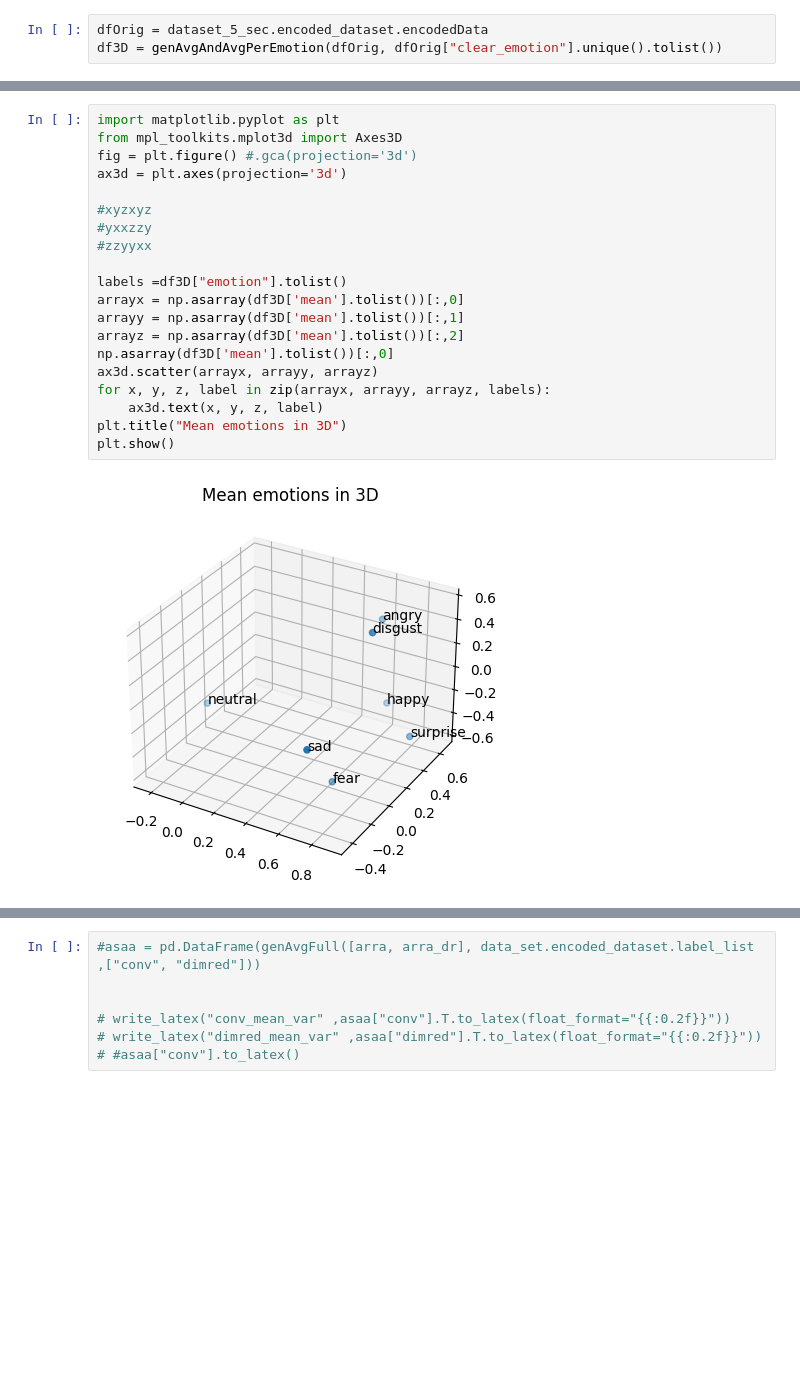
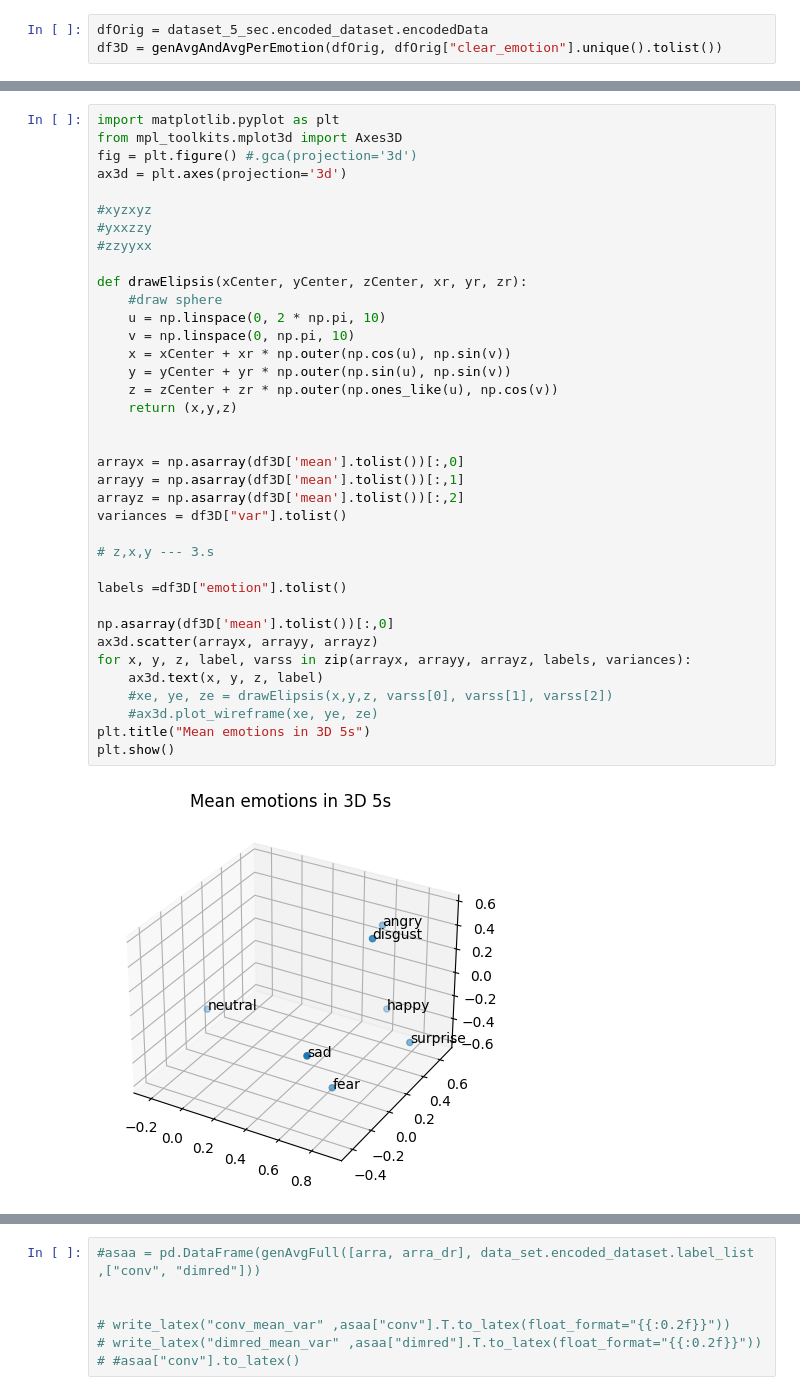
Before and after one commit to BlackFox1197/masterarbeit_programming, a Jupyter notebook: notebooks_clip/eval/clip_dimensions_evaluation.ipynb, the cells around one changed output, grey strips where cells are left out. Drawn from its saved outputs; the diff is of its cells as text; blank space fills up the shorter version.

```diff
--- a/notebooks_clip/eval/clip_dimensions_evaluation.ipynb
+++ b/notebooks_clip/eval/clip_dimensions_evaluation.ipynb
@@ -98,22 +97,39 @@ df3D = genAvgAndAvgPerEmotion(dfOrig, dfOrig["clear_emotion"].unique().tolist())
 # %%
 import matplotlib.pyplot as plt
 from mpl_toolkits.mplot3d import Axes3D
 fig = plt.figure() #.gca(projection='3d')
 ax3d = plt.axes(projection='3d')
 
 #xyzxyz
 #yxxzzy
 #zzyyxx
 
-labels =df3D["emotion"].tolist()
+def drawElipsis(xCenter, yCenter, zCenter, xr, yr, zr):
+    #draw sphere
+    u = np.linspace(0, 2 * np.pi, 10)
+    v = np.linspace(0, np.pi, 10)
+    x = xCenter + xr * np.outer(np.cos(u), np.sin(v))
+    y = yCenter + yr * np.outer(np.sin(u), np.sin(v))
+    z = zCenter + zr * np.outer(np.ones_like(u), np.cos(v))
+    return (x,y,z)
+
+
 arrayx = np.asarray(df3D['mean'].tolist())[:,0]
 arrayy = np.asarray(df3D['mean'].tolist())[:,1]
 arrayz = np.asarray(df3D['mean'].tolist())[:,2]
+variances = df3D["var"].tolist()
+
+# z,x,y --- 3.s
+
+labels =df3D["emotion"].tolist()
+
 np.asarray(df3D['mean'].tolist())[:,0]
 ax3d.scatter(arrayx, arrayy, arrayz)
-for x, y, z, label in zip(arrayx, arrayy, arrayz, labels):
+for x, y, z, label, varss in zip(arrayx, arrayy, arrayz, labels, variances):
     ax3d.text(x, y, z, label)
-plt.title("Mean emotions in 3D")
+    #xe, ye, ze = drawElipsis(x,y,z, varss[0], varss[1], varss[2])
+    #ax3d.plot_wireframe(xe, ye, ze)
+plt.title("Mean emotions in 3D 5s")
 plt.show()
 # %% [output]
-[figure, old version]
+[figure, new version]
```
Also changed, not shown: parts of 8 cells of this notebook, 4 other files.
